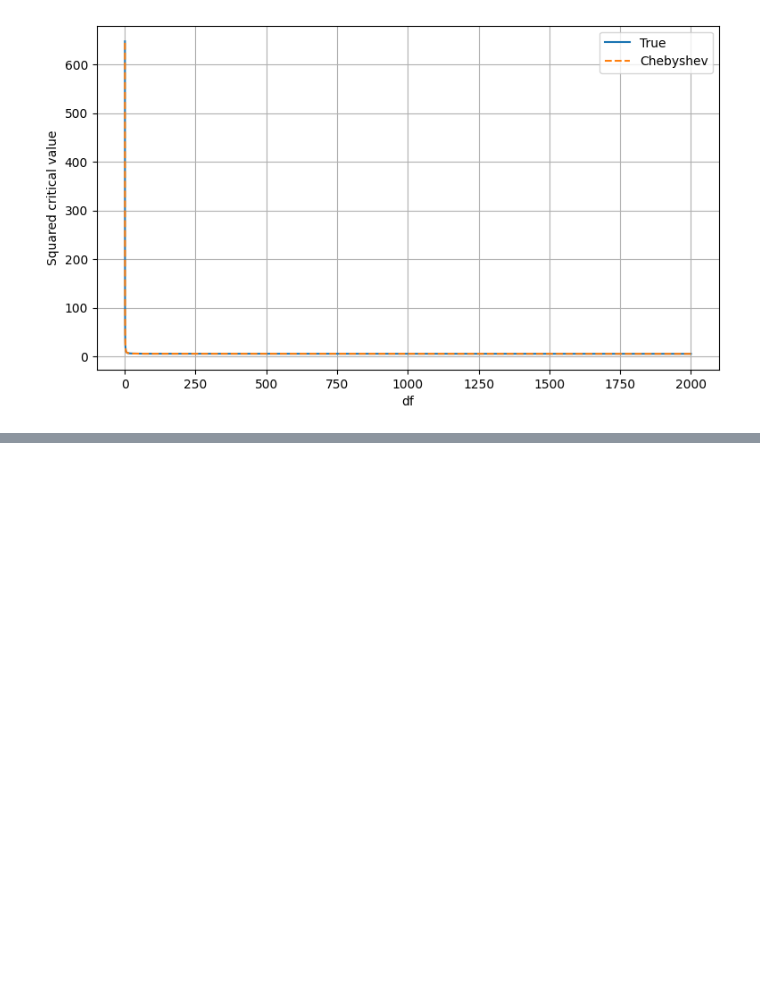
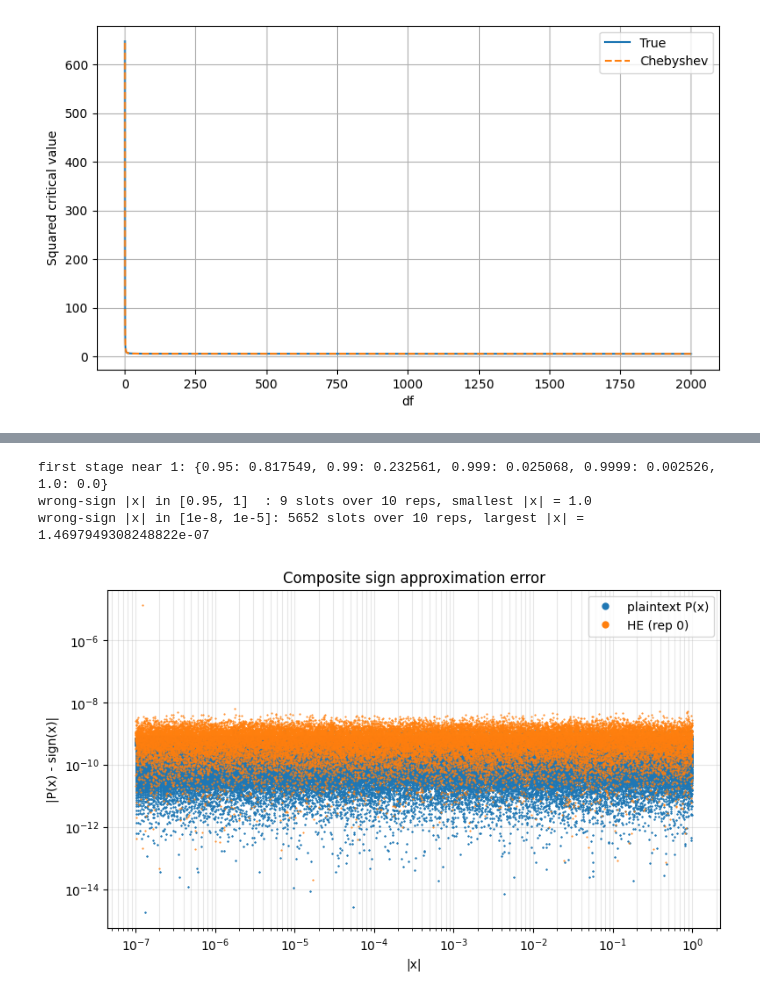
Before and after one commit to hm-choi/pp_test, a Jupyter notebook: coeffs/approx.ipynb, the cells around one changed output, grey strips where cells are left out. Cells and saved outputs as stored; diff of their text form; code cells hidden in the pictures; blank space fills up the shorter version.

```diff
--- a/coeffs/approx.ipynb
+++ b/coeffs/approx.ipynb
@@ -282,0 +537,32 @@ plt.show()
+# %%
+import matplotlib.pyplot as plt
+from numpy.polynomial import chebyshev as np_cheb
+from coeffs.sign_coeffs import _SIGN_PPTEST_DATA
+
+sign_degrees = [len(c) - 1 for c in _SIGN_PPTEST_DATA]
+print("stages:", len(sign_degrees), "degrees:", sign_degrees,
+      "total depth:", sum(int(np.ceil(np.log2(d + 1))) for d in sign_degrees))
+
+def sign_plain(x, return_stages=False):
+    y, stages = np.asarray(x, dtype=np.float64), []
+    for c in _SIGN_PPTEST_DATA:
+        y = np_cheb.chebval(y, c)
+        stages.append(y)
+    return (y, stages) if return_stages else y
+
+SIGN_BINS = [(10.0**-(k+1), 10.0**-k) for k in range(7)]  # [1e-1, 1), ..., [1e-7, 1e-6)
+
+def sign_bin_errors(x, y):
+    err = np.abs(y - np.sign(x))
+    return {lo: float(np.max(err[(np.abs(x) >= lo) & (np.abs(x) < hi)])) for lo, hi in SIGN_BINS}
+
+x_plain = np.concatenate([np.geomspace(1e-7, 1.0, 400001), -np.geomspace(1e-7, 1.0, 400001)])
+y_plain, stages = sign_plain(x_plain, return_stages=True)
+
+print("\nplaintext max |P(x) - sign(x)| by |x| range")
+for lo, e in sign_bin_errors(x_plain, y_plain).items():
+    print(f"  |x| in [{lo:.0e}, {lo*10:.0e}) : {e:.2e}")
+
+print("\nmax |stage output| (regular bootstrap needs [-1, 1]):",
+      [f"{np.max(np.abs(s)):.6f}" for s in stages])
+print("first stage at x = 1:", np_cheb.chebval(1.0, _SIGN_PPTEST_DATA[0]))
@@ -282,0 +648,38 @@ plt.show()
+# %%
+# Edges of the valid input range in HE: |x| near 1 (first stage vanishes at x = 1)
+# and |x| near 0 (CKKS noise), SIGN_REPS repetitions.
+q = engine.num_slots // 4
+x_hi = np.linspace(0.95, 1.0, q)
+x_lo = np.geomspace(1e-8, 1e-5, q)
+x_edge = np.concatenate([x_hi, -x_hi, x_lo, -x_lo])
+
+print("first stage near 1:", {v: round(float(np_cheb.chebval(v, _SIGN_PPTEST_DATA[0])), 6) for v in [0.95, 0.99, 0.999, 0.9999, 1.0]})
+
+wrong_hi, wrong_lo = [], []
+
+for rep in range(SIGN_REPS):
+    ret_ctxt = approx.sign(engine.enc(Message(x_edge, engine.log_slots), level=12))
+    y_edge = np.array(engine.dec(ret_ctxt)[0], dtype=np.complex128).real[:len(x_edge)]
+    wrong = np.sign(y_edge) != np.sign(x_edge)
+    ax = np.abs(x_edge)
+    wrong_hi.extend(ax[wrong & (ax > 0.5)])
+    wrong_lo.extend(ax[wrong & (ax < 0.5)])
+
+print(f"wrong-sign |x| in [0.95, 1]  : {len(wrong_hi)} slots over {SIGN_REPS} reps, smallest |x| = {min(wrong_hi) if wrong_hi else None}")
+print(f"wrong-sign |x| in [1e-8, 1e-5]: {len(wrong_lo)} slots over {SIGN_REPS} reps, largest |x| = {max(wrong_lo) if wrong_lo else None}")
+# %% [output]
+first stage near 1: {0.95: 0.817549, 0.99: 0.232561, 0.999: 0.025068, 0.9999: 0.002526, 1.0: 0.0}
+wrong-sign |x| in [0.95, 1]  : 9 slots over 10 reps, smallest |x| = 1.0
+wrong-sign |x| in [1e-8, 1e-5]: 5652 slots over 10 reps, largest |x| = 1.4697949308248822e-07
+# %%
+plt.figure(figsize=(9, 5))
+plt.loglog(np.abs(x_plain), np.abs(y_plain - np.sign(x_plain)) + 1e-17, ".", ms=1, label="plaintext P(x)")
+plt.loglog(np.abs(x_sign), np.abs(sign_runs[0]["y"] - np.sign(x_sign)) + 1e-17, ".", ms=1, label="HE (rep 0)")
+plt.xlabel("|x|")
+plt.ylabel("|P(x) - sign(x)|")
+plt.title("Composite sign approximation error")
+plt.legend(markerscale=10)
+plt.grid(True, which="both", alpha=0.3)
+plt.show()
+# %% [output]
+[figure, added]
```
Also changed, not shown: parts of 11 cells of this notebook, 18 other files.
